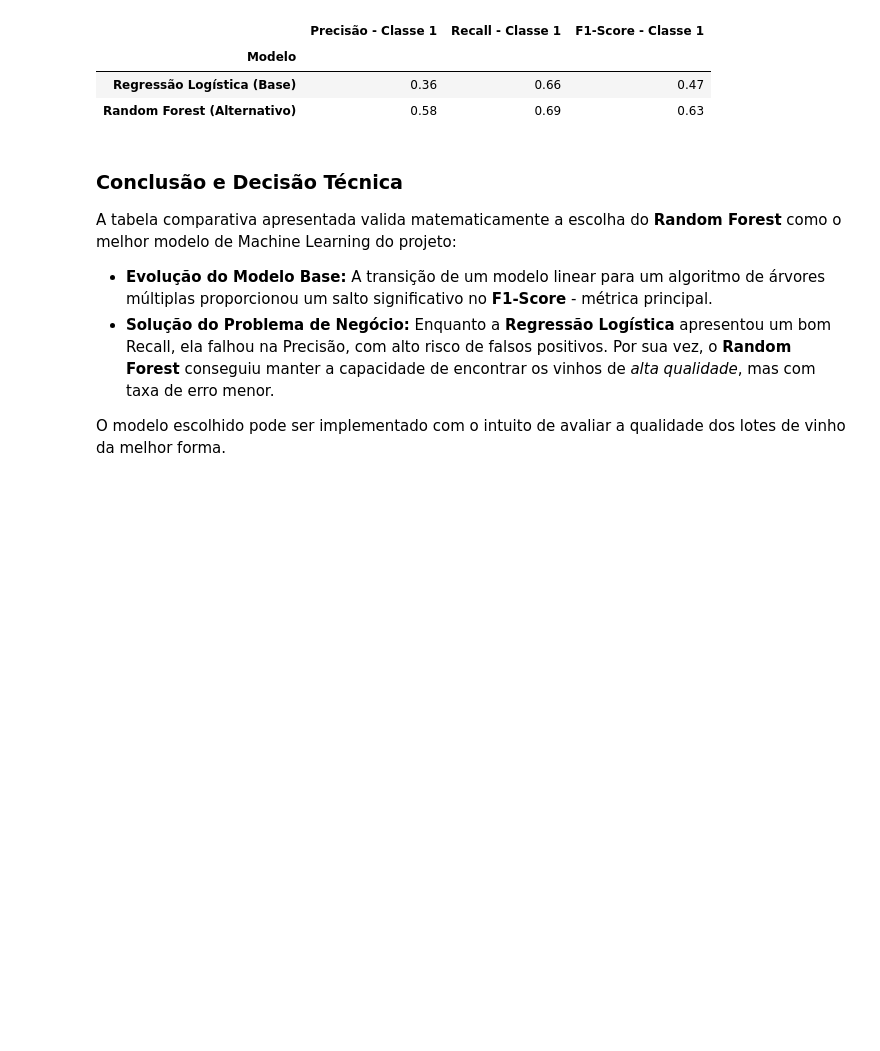
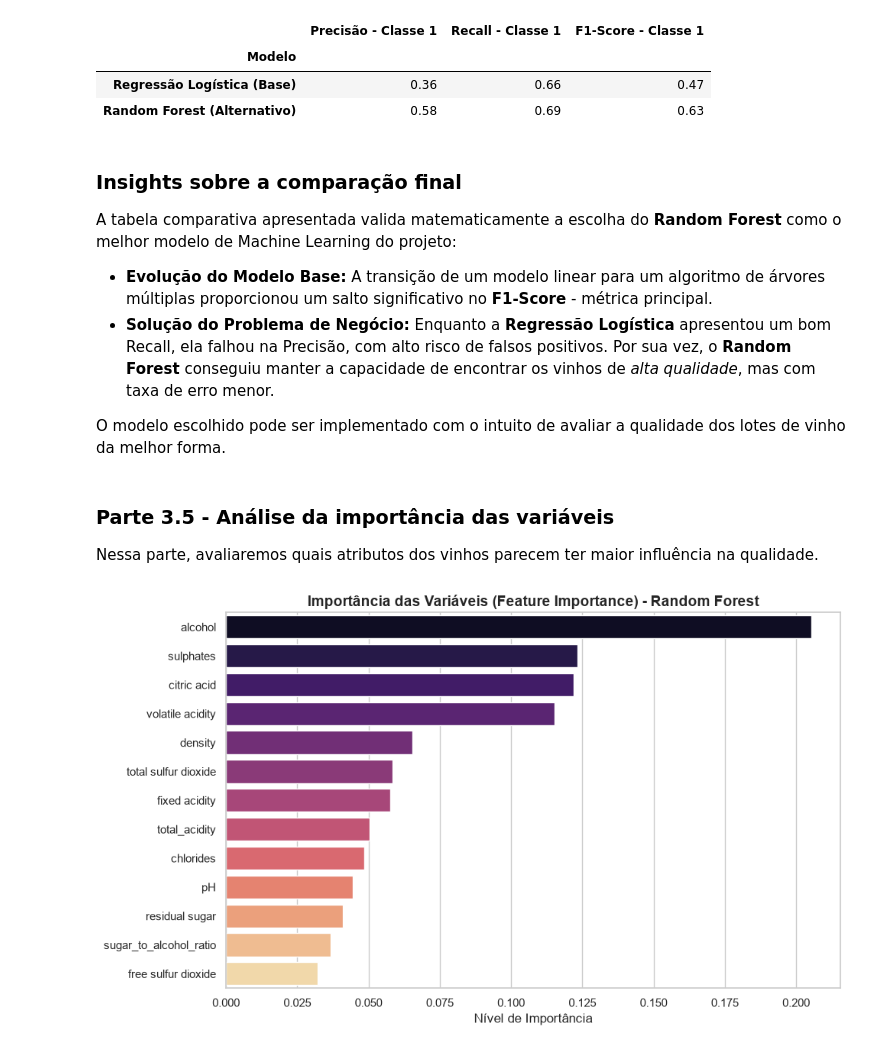
Before and after one commit to conradofsme-spec/wine-quality-classification, a Jupyter notebook: notebooks/03_modeling.ipynb, the cells around one changed output. Cells and saved outputs as stored; diff of their text form; code cells hidden in the pictures; blank space fills up the shorter version.

Commit message:
Inclusão da análise da importância das variáveis.

```diff
--- a/notebooks/03_modeling.ipynb
+++ b/notebooks/03_modeling.ipynb
@@ -185,10 +185,55 @@ display(df_comparacao_final)
 | Regressão Logística (Base) | 0.36 | 0.66 | 0.47 |
 | Random Forest (Alternativo) | 0.58 | 0.69 | 0.63 |
 # %% [markdown]
-### Conclusão e Decisão Técnica
+### Insights sobre a comparação final
 
 A tabela comparativa apresentada valida matematicamente a escolha do **Random Forest** como o melhor modelo de Machine Learning do projeto:
 * **Evolução do Modelo Base:** A transição de um modelo linear para um algoritmo de árvores múltiplas proporcionou um salto significativo no **F1-Score** - métrica principal.
 * **Solução do Problema de Negócio:** Enquanto a **Regressão Logística** apresentou um bom Recall, ela falhou na Precisão, com alto risco de falsos positivos. Por sua vez, o **Random Forest** conseguiu manter a capacidade de encontrar os vinhos de *alta qualidade*, mas com taxa de erro menor.
 
 O modelo escolhido pode ser implementado com o intuito de avaliar a qualidade dos lotes de vinho da melhor forma.
+# %% [markdown]
+### Parte 3.5 - Análise da importância das variáveis
+
+Nessa parte, avaliaremos quais atributos dos vinhos parecem ter maior influência na qualidade.
+# %%
+# Importa as bibliotecas para visualização
+import matplotlib.pyplot as plt
+import seaborn as sns
+import pandas as pd
+
+# Extrai as importâncias diretamente do modelo Random Forest treinado
+importancias = modelo_rf.feature_importances_
+
+# Define os nomes das colunas originais (usadas no treinamento)
+nomes_features = x_train_scaled.columns
+
+# Cria um DataFrame para organizar e ordenar os dados
+df_importancia = pd.DataFrame({
+    'Variável Química': nomes_features,
+    'Importância': importancias
+}).sort_values(by='Importância', ascending=False)
+
+# Plota o gráfico de barras
+sns.set_theme(style="whitegrid")
+plt.figure(figsize=(10, 6))
+
+# Configura a paleta de cores que indica a intensidade da importância
+ax = sns.barplot(
+    x='Importância',
+    y='Variável Química',
+    hue='Variável Química',
+    data=df_importancia,
+    palette='magma',
+    legend=False
+)
+
+# Configurações adicionais do gráfico
+modelo_ml = 'Random Forest'
+plt.title('Importância das Variáveis (Feature Importance) - ' + modelo_ml, fontsize=14, fontweight='bold')
+plt.xlabel('Nível de Importância', fontsize=12)
+plt.ylabel('')
+plt.tight_layout()
+plt.show()
+# %% [output]
+[figure, added]
```
Also changed, not shown: parts of 1 cell of this notebook.
